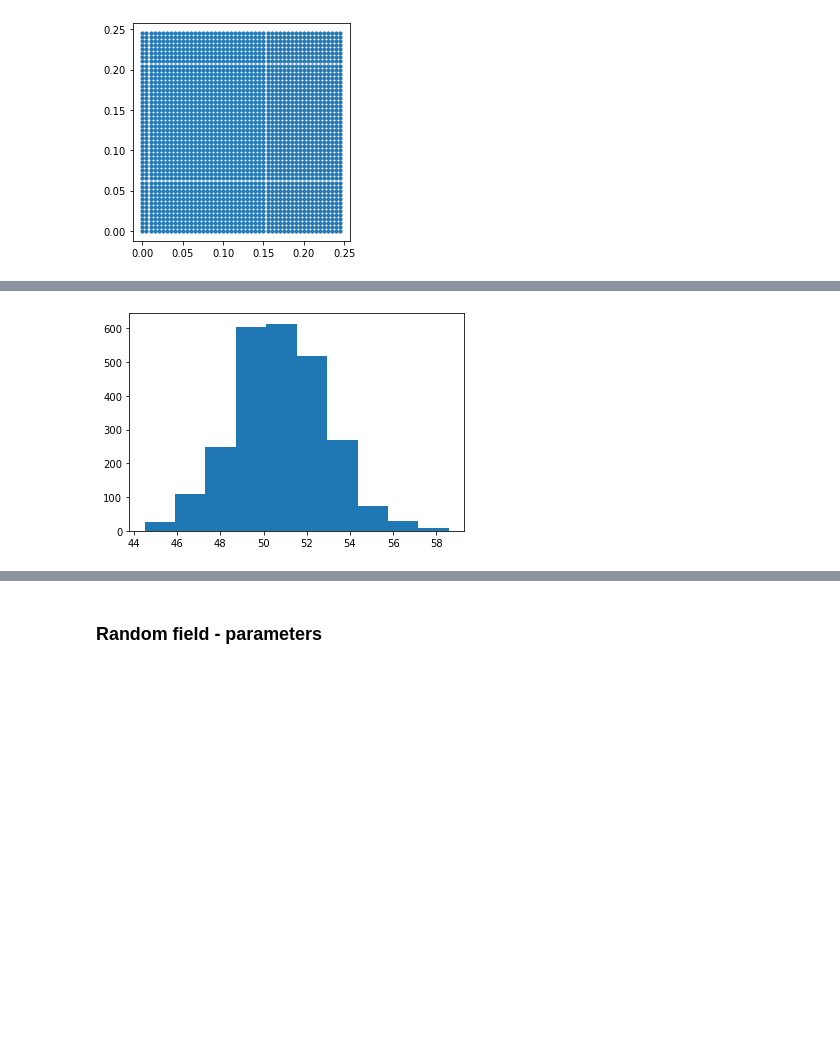
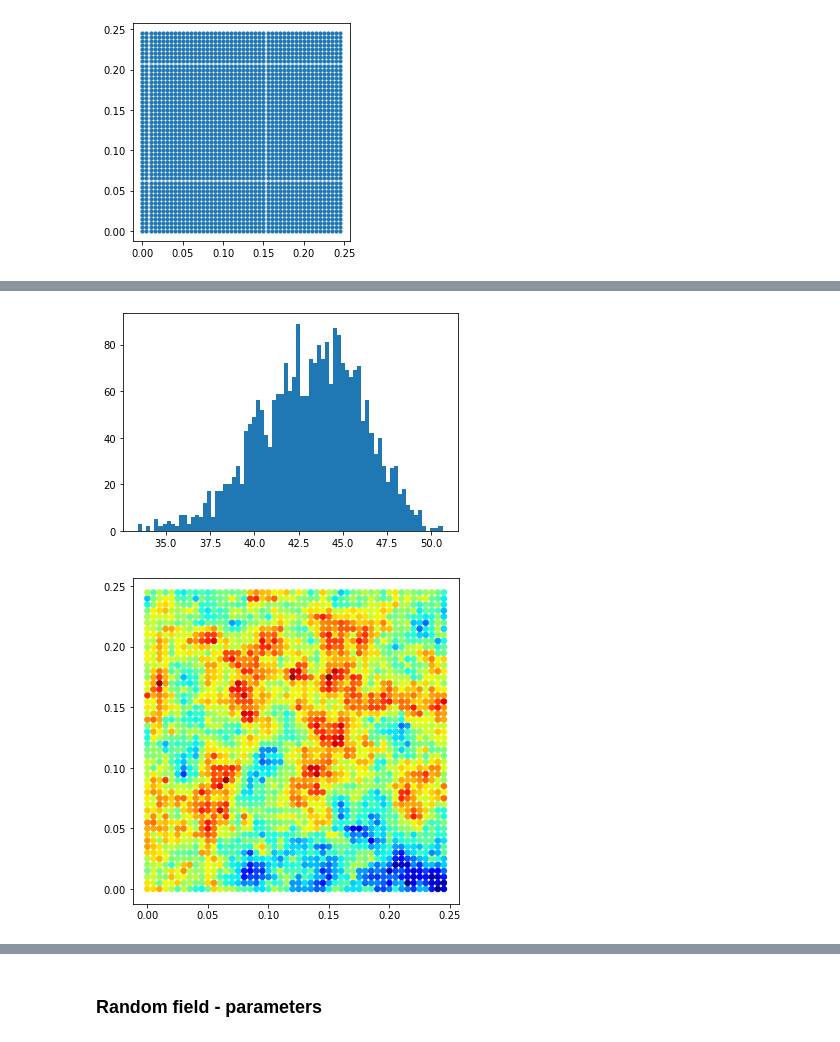
Before and after one commit to mark-hobbs/pyrf, a Jupyter notebook: Random_field_generation.ipynb, the cells around one changed output, grey strips where cells are left out. Saved outputs shown, nothing was run; the diff lists cells and outputs as text; code cells hidden in the pictures; blank space fills up the shorter version.

```diff
--- a/Random_field_generation.ipynb
+++ b/Random_field_generation.ipynb
@@ -50,9 +50,9 @@ Number of nodes: 2500
 # %%
 gaussian = Gaussian(42.3, 5)
-lognormal = LogNormal(42.3, 800)
-md = MD(C, lognormal)
+md = MD(C, gaussian)
 K = md.build_distribution()
+plt.hist(K, 75);
+md.visualise(x, K)
+# %% [output]
+[figure, added]
+[figure, added]
-# %%
-plt.hist(K);
-# %% [output]
-[figure, removed]
```
Also changed, not shown: parts of 5 cells of this notebook, 3 other files.
